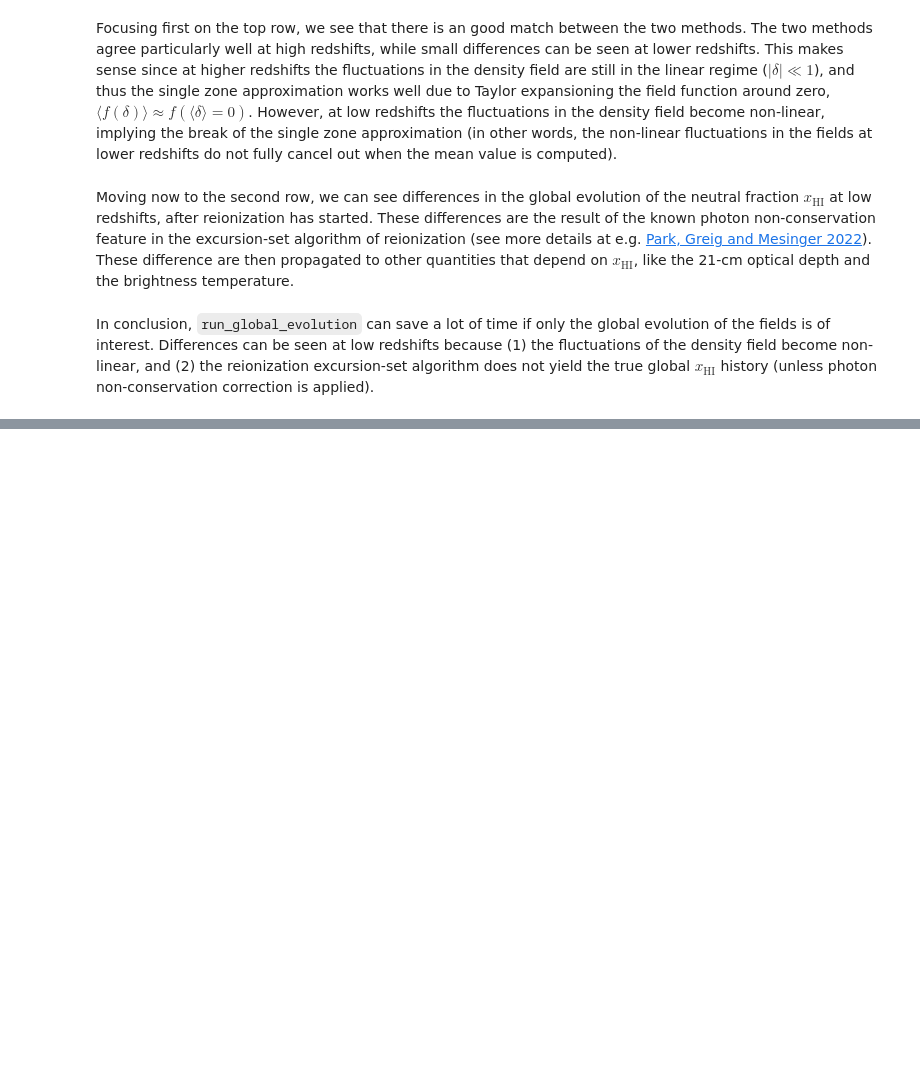
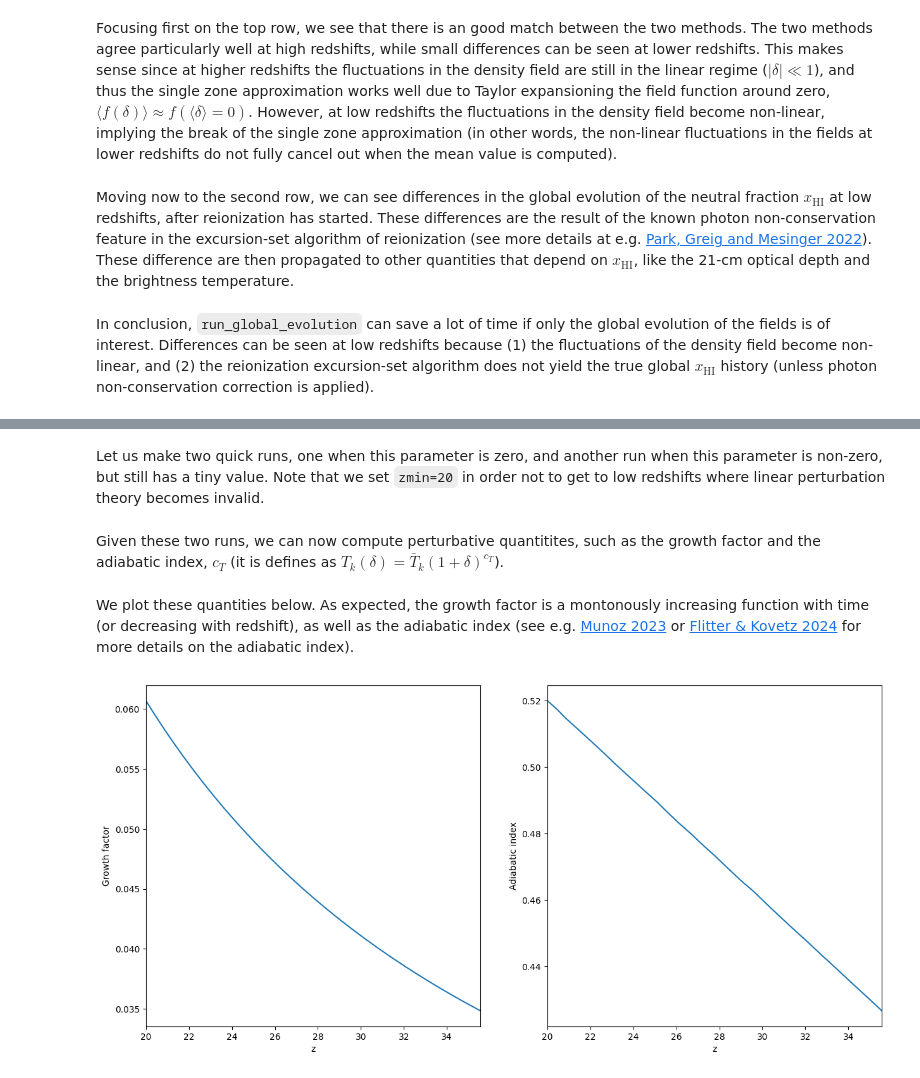
Before and after one commit to 21cmfast/21cmFAST, a Jupyter notebook: docs/tutorials/global_evolution.ipynb, the cells around one changed output, grey strips where cells are left out. Cells and saved outputs as stored; diff of their text form; code cells hidden in the pictures; blank space fills up the shorter version.

```diff
--- a/docs/tutorials/global_evolution.ipynb
+++ b/docs/tutorials/global_evolution.ipynb
@@ -130,0 +135,30 @@ In conclusion, `run_global_evolution` can save a lot of time if only the global
+# %% [markdown]
+Let us make two quick runs, one when this parameter is zero, and another run when this parameter is non-zero, but still has a tiny value. Note that we set `zmin=20` in order not to get to low redshifts where linear perturbation theory becomes invalid.
+# %%
+delta_z0 = 1e-2
+inputs_zmin20 = inputs.with_logspaced_redshifts(zmin=20, zstep_factor=1.02, zmax=35.)
+global_evolution_0 = p21c.run_global_evolution(inputs=inputs_zmin20,overdensity_z0=0.)
+global_evolution_delta = p21c.run_global_evolution(inputs=inputs_zmin20,overdensity_z0=delta_z0)
+# %% [markdown]
+Given these two runs, we can now compute perturbative quantitites, such as the growth factor and the adiabatic index, $c_T$ (it is defines as $T_k\left(\delta\right)=\bar T_k\left(1+\delta\right)^{c_T}$).
+# %%
+z_array = global_evolution_0.node_redshifts
+
+density_0 = global_evolution_0.quantities["density"] # This is zero!
+density_delta = global_evolution_delta.quantities["density"]
+Tk_0 = global_evolution_0.quantities["kinetic_temp_neutral"]
+Tk_delta = global_evolution_delta.quantities["kinetic_temp_neutral"]
+
+growth_factor = (density_delta - density_0) / delta_z0
+c_T = (Tk_delta - Tk_0) / Tk_0 / density_delta
+# %% [markdown]
+We plot these quantities below. As expected, the growth factor is a montonously increasing function with time (or decreasing with redshift), as well as the adiabatic index (see e.g. [Munoz 2023](https://arxiv.org/pdf/2302.08506) or [Flitter & Kovetz 2024](https://arxiv.org/pdf/2309.03948) for more details on the adiabatic index).
+# %%
+fig, axes = plt.subplots(1, 2, figsize=(15,7))
+for quantity, label, ax in zip((growth_factor, c_T), ("Growth factor", "Adiabatic index"), axes.flatten()):
+    ax.plot(z_array,quantity)
+    ax.set_xlim([min(z_array),max(z_array)])
+    ax.set_xlabel('z')
+    ax.set_ylabel(label)
+# %% [output]
+[figure, added]
```
Also changed, not shown: parts of 3 cells of this notebook, 1 other file.
